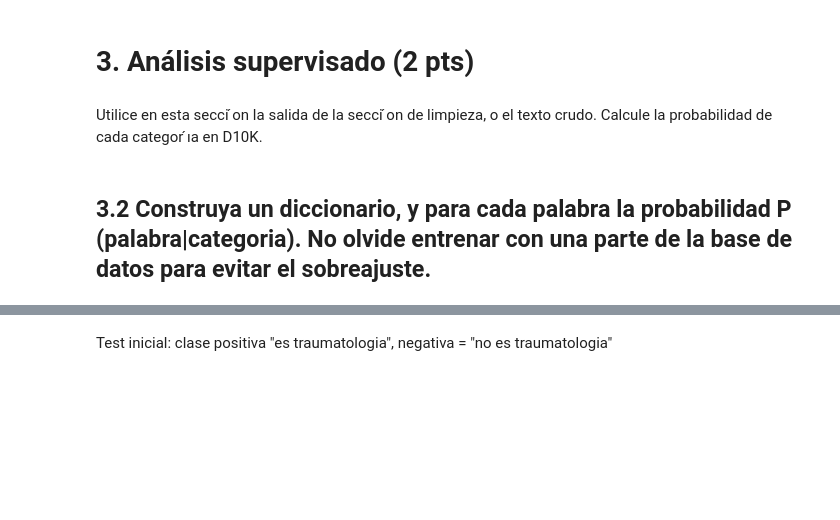
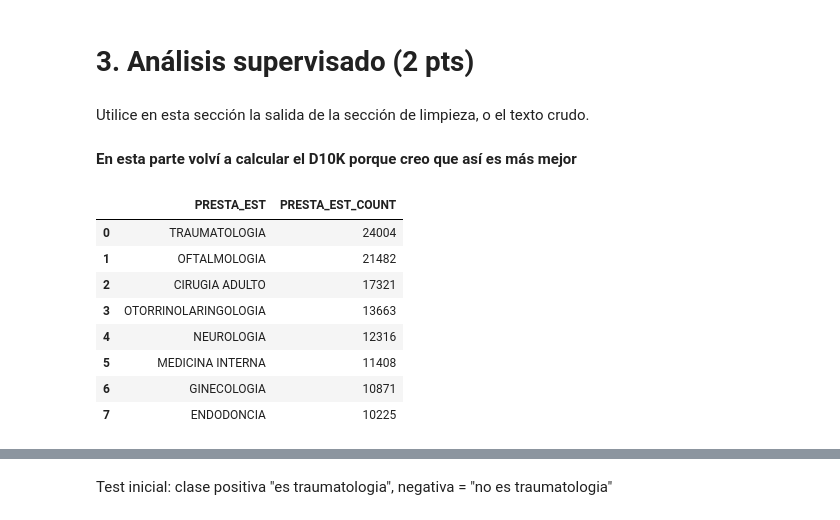
Before and after one commit to alvaro-neira/nlp-homework1, a Jupyter notebook: Tarea_NLP_Grupo_3.ipynb, the cells around one changed output, grey strips where cells are left out. Saved outputs shown, nothing was run; the diff lists cells and outputs as text; code cells hidden in the pictures; blank space fills up the shorter version.

```diff
--- a/Tarea_NLP_Grupo_3.ipynb
+++ b/Tarea_NLP_Grupo_3.ipynb
@@ -399,6 +401,6 @@ DK10_crudo: CIRUGIA ADULTO
 # 3. Análisis supervisado (2 pts)
 # %% [markdown]
 
-Utilice en esta secci ́on la salida de la secci ́on de limpieza, o el texto crudo. Calcule la probabilidad de cada categor ́ıa en D10K.
+Utilice en esta sección la salida de la sección de limpieza, o el texto crudo.
-# %% [markdown]
-## 3.2 Construya un diccionario, y para cada palabra la probabilidad P (palabra|categoria). No olvide entrenar con una parte de la base de datos para evitar el sobreajuste.
+# %% [markdown]
+**En esta parte volví a calcular el D10K porque creo que así es más mejor**
@@ -404,0 +409,15 @@ Utilice en esta secci ́on la salida de la secci ́on de limpieza, o el texto cr
+# %%
+rank = json.loads(aysen_data.PRESTA_EST.value_counts().to_json())
+rank = pd.DataFrame(list(rank.items()),columns = ['PRESTA_EST','PRESTA_EST_COUNT'])
+rank = rank.loc[rank['PRESTA_EST_COUNT'] > 10000]
+rank
+# %% [output]
+|  | PRESTA_EST | PRESTA_EST_COUNT |
+| 0 | TRAUMATOLOGIA | 24004 |
+| 1 | OFTALMOLOGIA | 21482 |
+| 2 | CIRUGIA ADULTO | 17321 |
+| 3 | OTORRINOLARINGOLOGIA | 13663 |
+| 4 | NEUROLOGIA | 12316 |
+| 5 | MEDICINA INTERNA | 11408 |
+| 6 | GINECOLOGIA | 10871 |
+| 7 | ENDODONCIA | 10225 |
```
Also changed, not shown: parts of 15 cells of this notebook.
